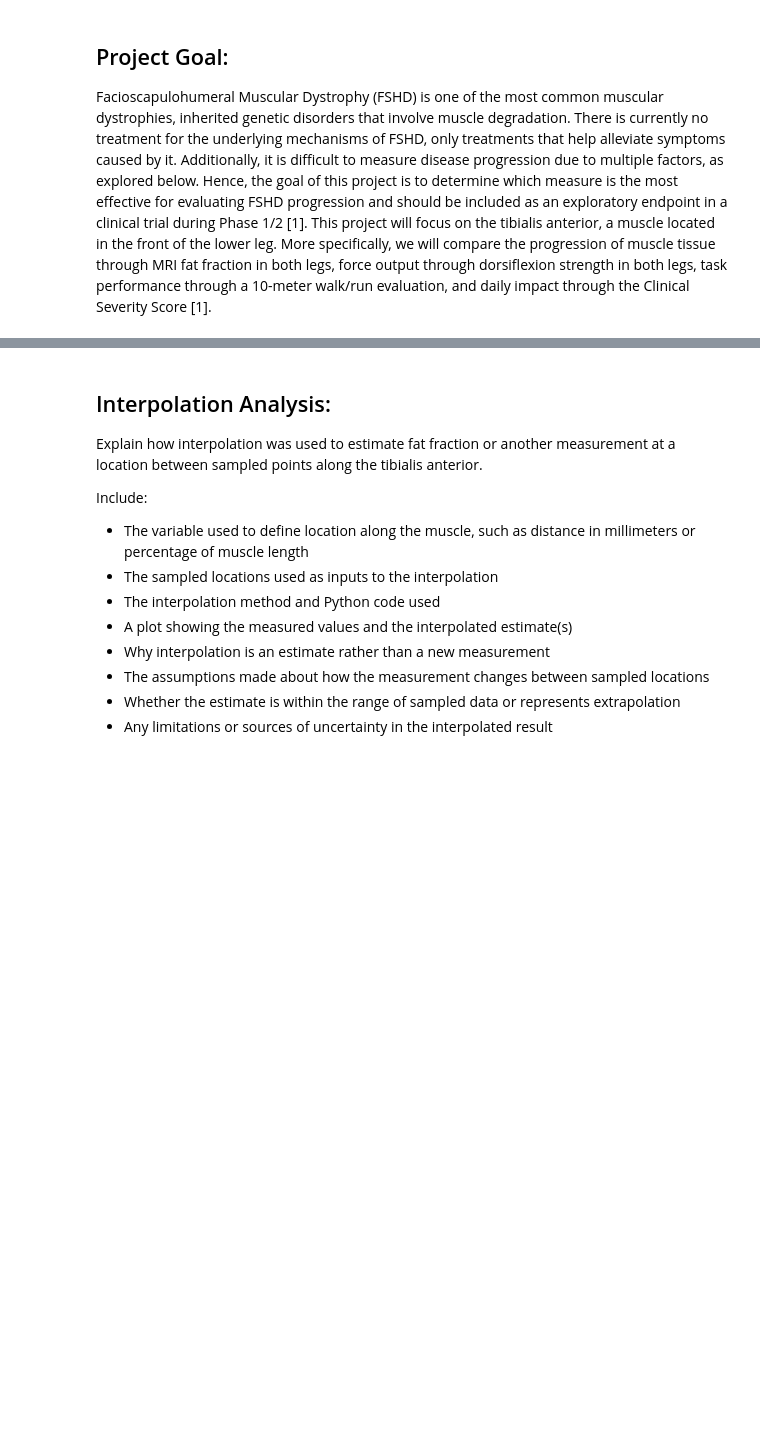
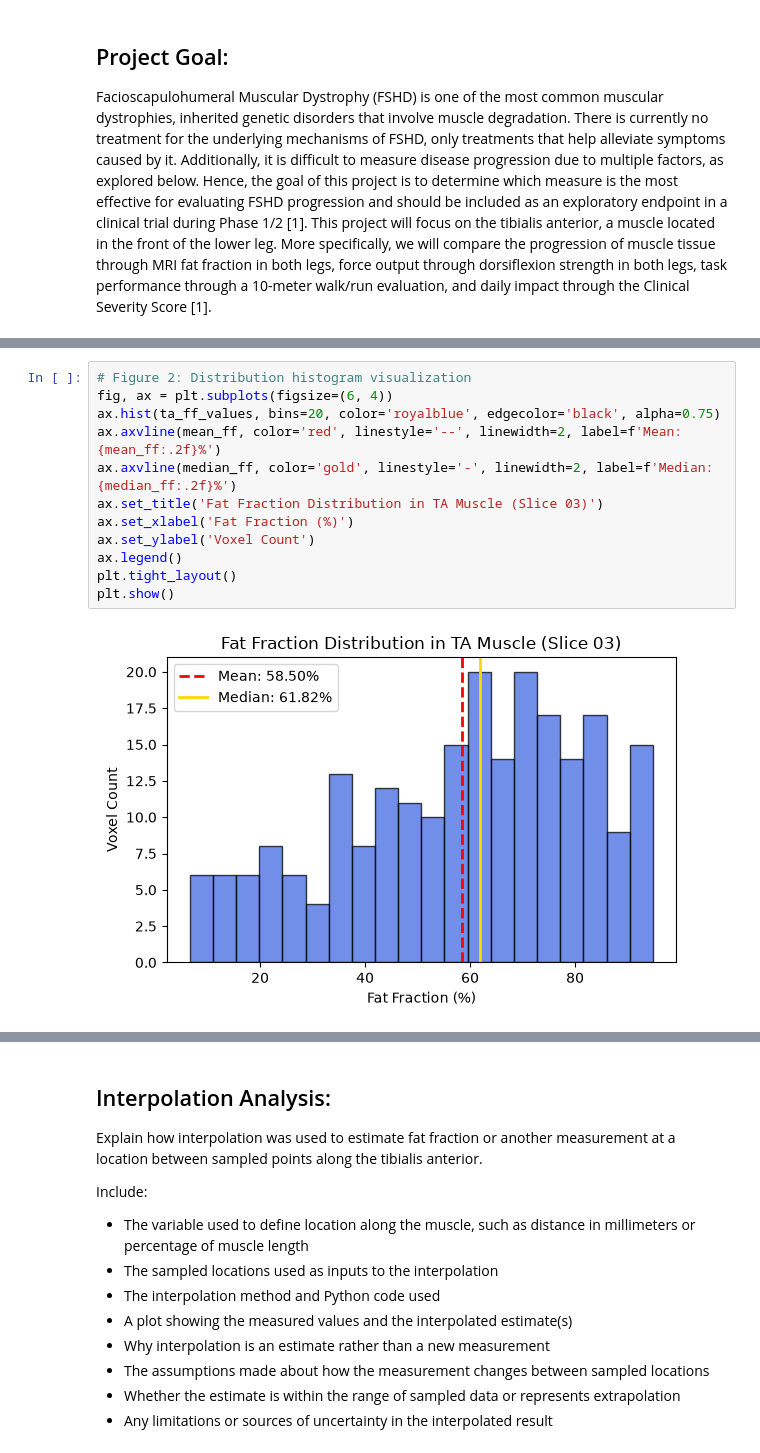
Before and after one commit to Rafah101/BME_2315_Module2, a Jupyter notebook: FSHD_Module2_Project_Template.ipynb, the cells around one changed output, grey strips where cells are left out. Cells and saved outputs as stored; diff of their text form; blank space fills up the shorter version.

```diff
--- a/FSHD_Module2_Project_Template.ipynb
+++ b/FSHD_Module2_Project_Template.ipynb
@@ -106,0 +241,14 @@ Each figure should have labeled axes, an informative title, and a caption explai
+# %%
+# Figure 2: Distribution histogram visualization
+fig, ax = plt.subplots(figsize=(6, 4))
+ax.hist(ta_ff_values, bins=20, color='royalblue', edgecolor='black', alpha=0.75)
+ax.axvline(mean_ff, color='red', linestyle='--', linewidth=2, label=f'Mean: {mean_ff:.2f}%')
+ax.axvline(median_ff, color='gold', linestyle='-', linewidth=2, label=f'Median: {median_ff:.2f}%')
+ax.set_title('Fat Fraction Distribution in TA Muscle (Slice 03)')
+ax.set_xlabel('Fat Fraction (%)')
+ax.set_ylabel('Voxel Count')
+ax.legend()
+plt.tight_layout()
+plt.show()
+# %% [output]
+[figure, added]
```
Also changed, not shown: parts of 10 cells of this notebook, 1 other file.
